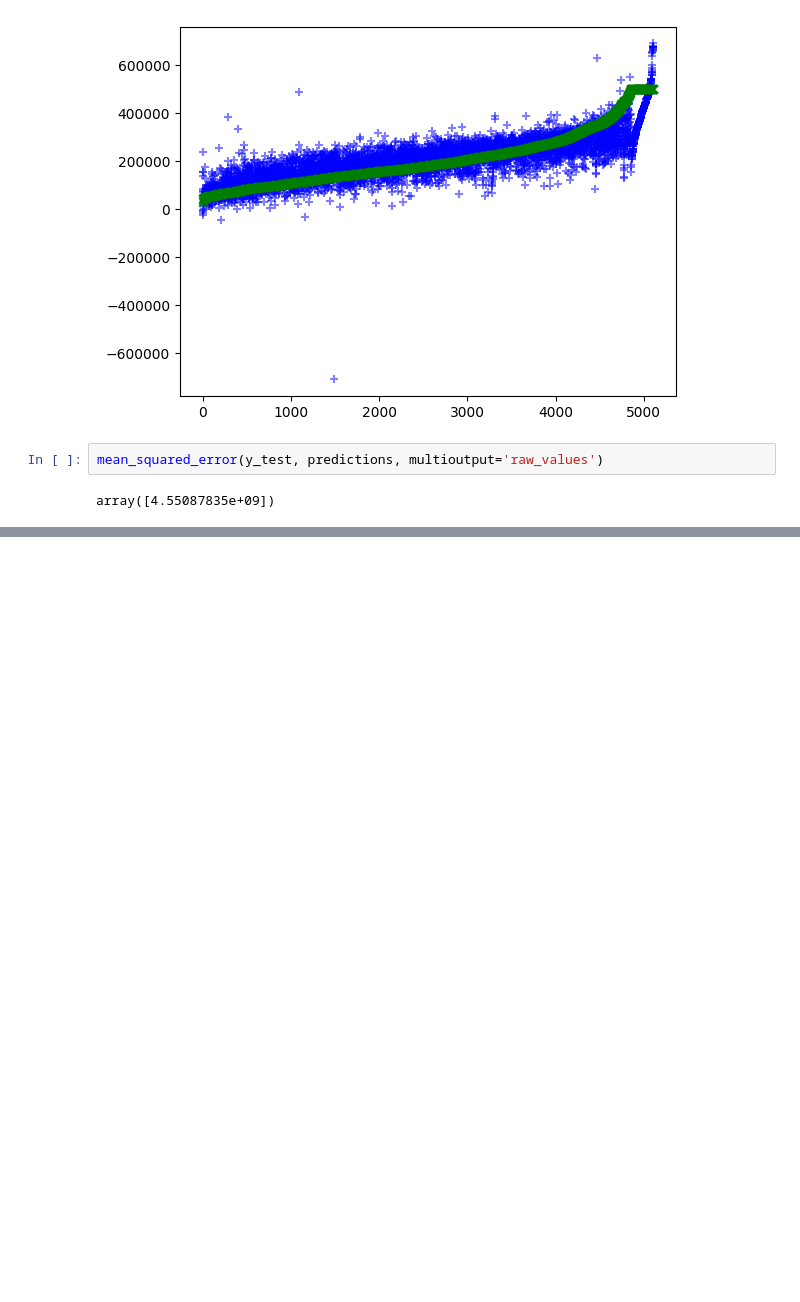
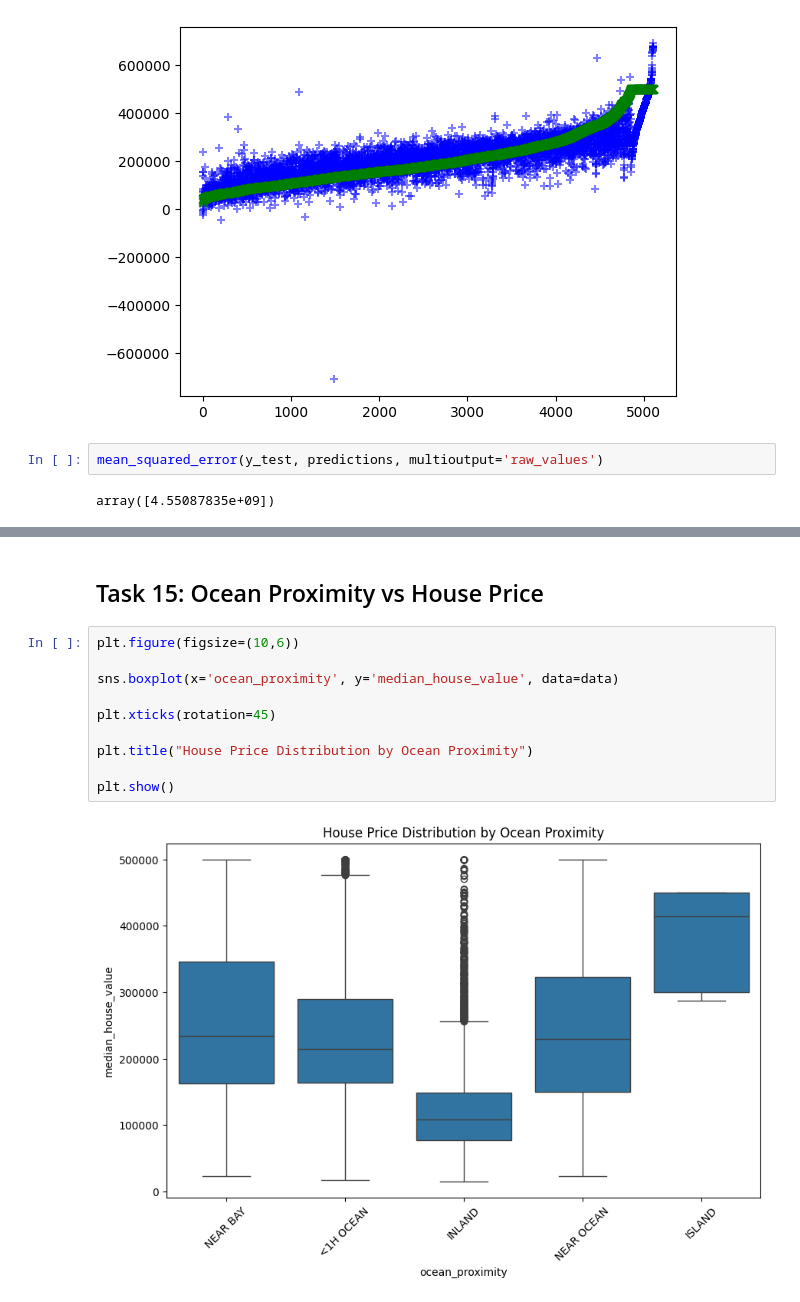
Before and after one commit to nithineleti/Housing-Price-Prediction, a Jupyter notebook: Statsmodel.ipynb, the cells around one changed output, grey strips where cells are left out. Drawn from its saved outputs; the diff is of its cells as text; blank space fills up the shorter version.

```diff
--- a/Statsmodel.ipynb
+++ b/Statsmodel.ipynb
@@ -196,0 +220,14 @@ array([4.55087835e+09])
+# %% [markdown]
+## Task 15: Ocean Proximity vs House Price
+# %%
+plt.figure(figsize=(10,6))
+
+sns.boxplot(x='ocean_proximity', y='median_house_value', data=data)
+
+plt.xticks(rotation=45)
+
+plt.title("House Price Distribution by Ocean Proximity")
+
+plt.show()
+# %% [output]
+[figure, added]
```
Also changed, not shown: parts of 19 cells of this notebook.
